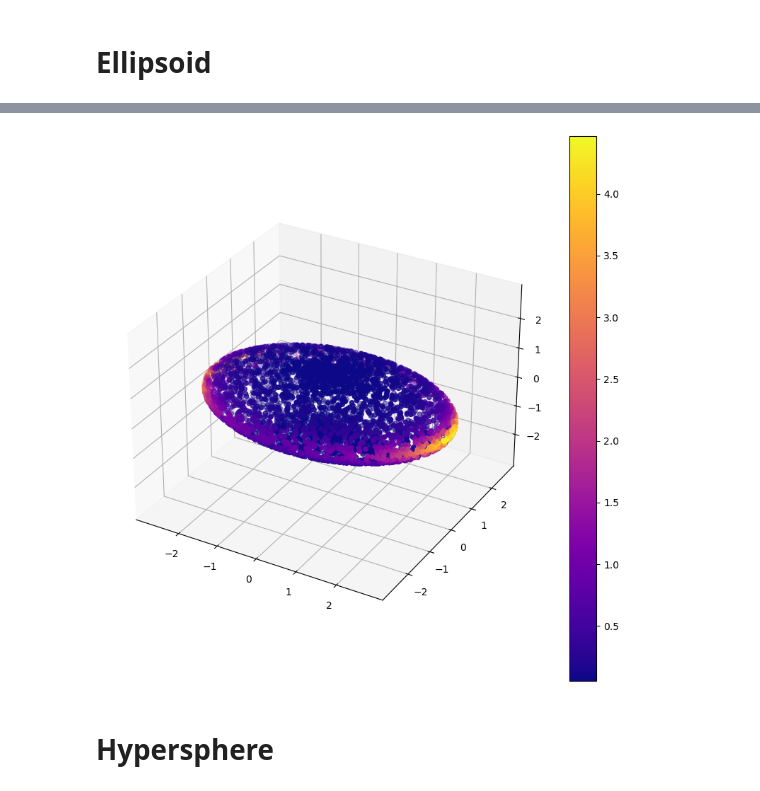
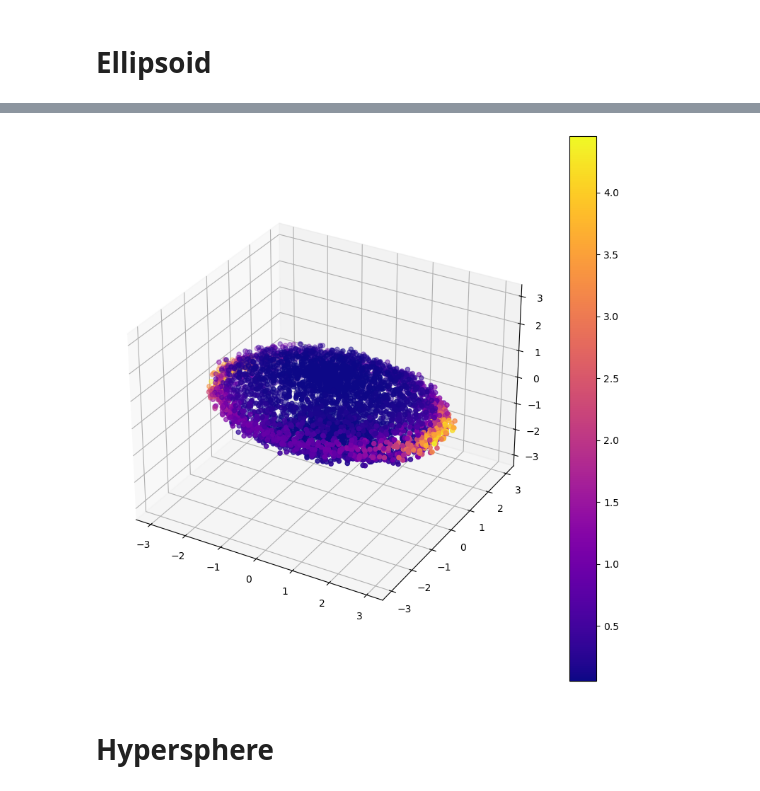
Before and after one commit to professorwug/diffusion-curvature-old, a Jupyter notebook: 01_datasets.ipynb, the cells around one changed output, grey strips where cells are left out. Cells and saved outputs as stored; diff of their text form; code cells hidden in the pictures.

```diff
--- a/01_datasets.ipynb
+++ b/01_datasets.ipynb
@@ -244,7 +239,7 @@ def rejection_sample_for_ellipsoid(n,a,b,c):
     yvec = np.random.random(n) * (1/np.max(fx))
     return theta[yvec < fx], phi[yvec < fx]
 
-def ellipsoid(n=2000,a=3,b=2,c=1, seed=None):
+def ellipsoid(n=2000,a=3,b=2,c=1, seed=None, noise=None):
     """Sample roughly n points on an ellipsoid, using rejection sampling.
 
     Parameters
@@ -275,12 +270,17 @@ def ellipsoid(n=2000,a=3,b=2,c=1, seed=None):
     # compute curvature of sampled torus (gaussian curvature)
     ks = 2* (a**2 * b**2 * c**2) / (a**2 * b**2 * np.cos(phi)**2 + c**2 * (b**2 * np.cos(theta)**2 + a**2 * np.sin(theta)**2)*np.sin(phi)**2)**2
 
+    # add noise to data, if needed
+    if noise:
+        noise = np.random.randn(len(data),3)*noise
+        data = data + noise
+
     return data, ks
 # %%
-X, ks = ellipsoid(n=5000)
+X, ks = ellipsoid(n=5000, noise = 0.1)
 plot_3d(X,ks,colorbar=True)
 # %% [output]
-[figure, old version]
+[figure, new version]
 # %% [markdown]
 # Hypersphere
 # %%
```
Also changed, not shown: parts of 8 cells of this notebook, 15 other files.
